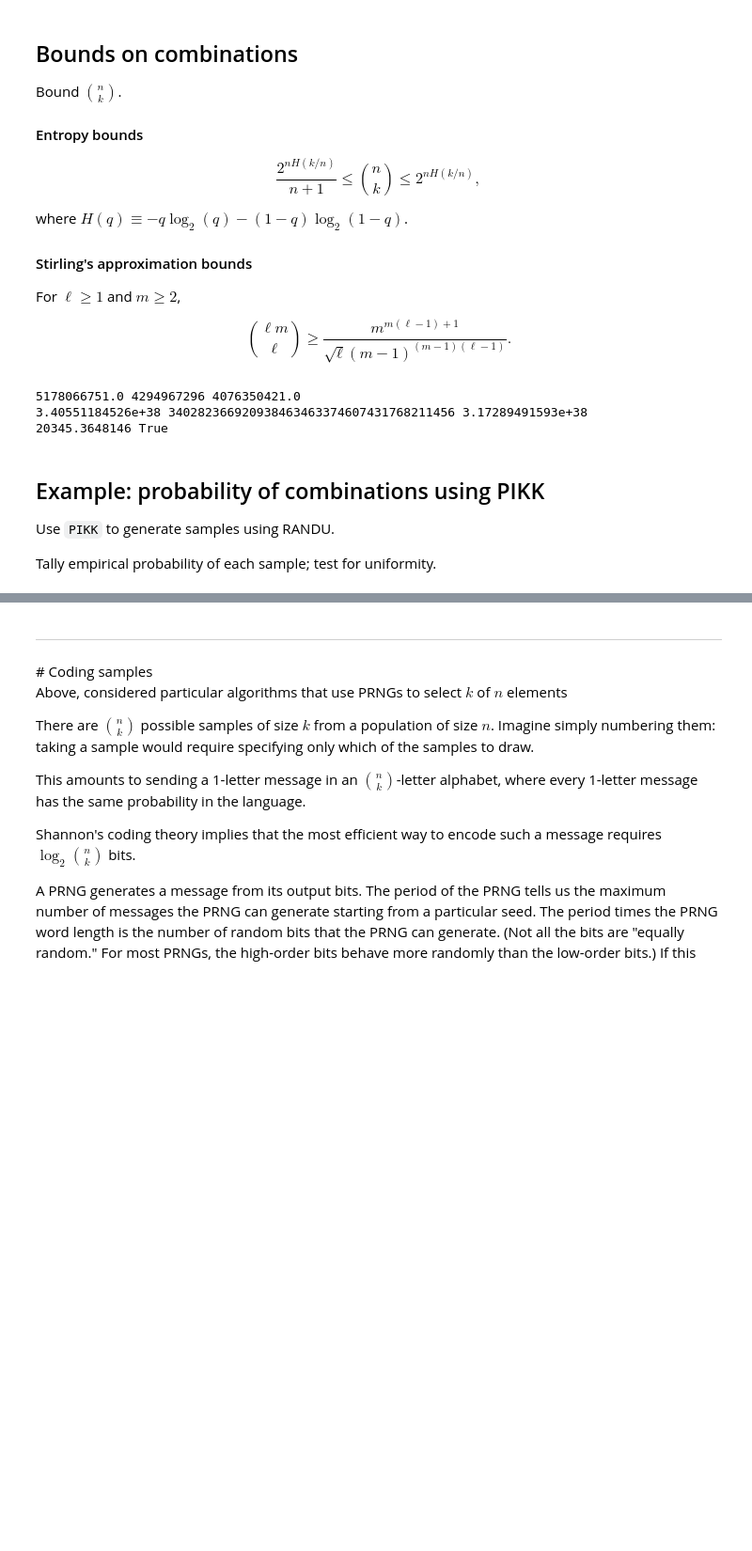
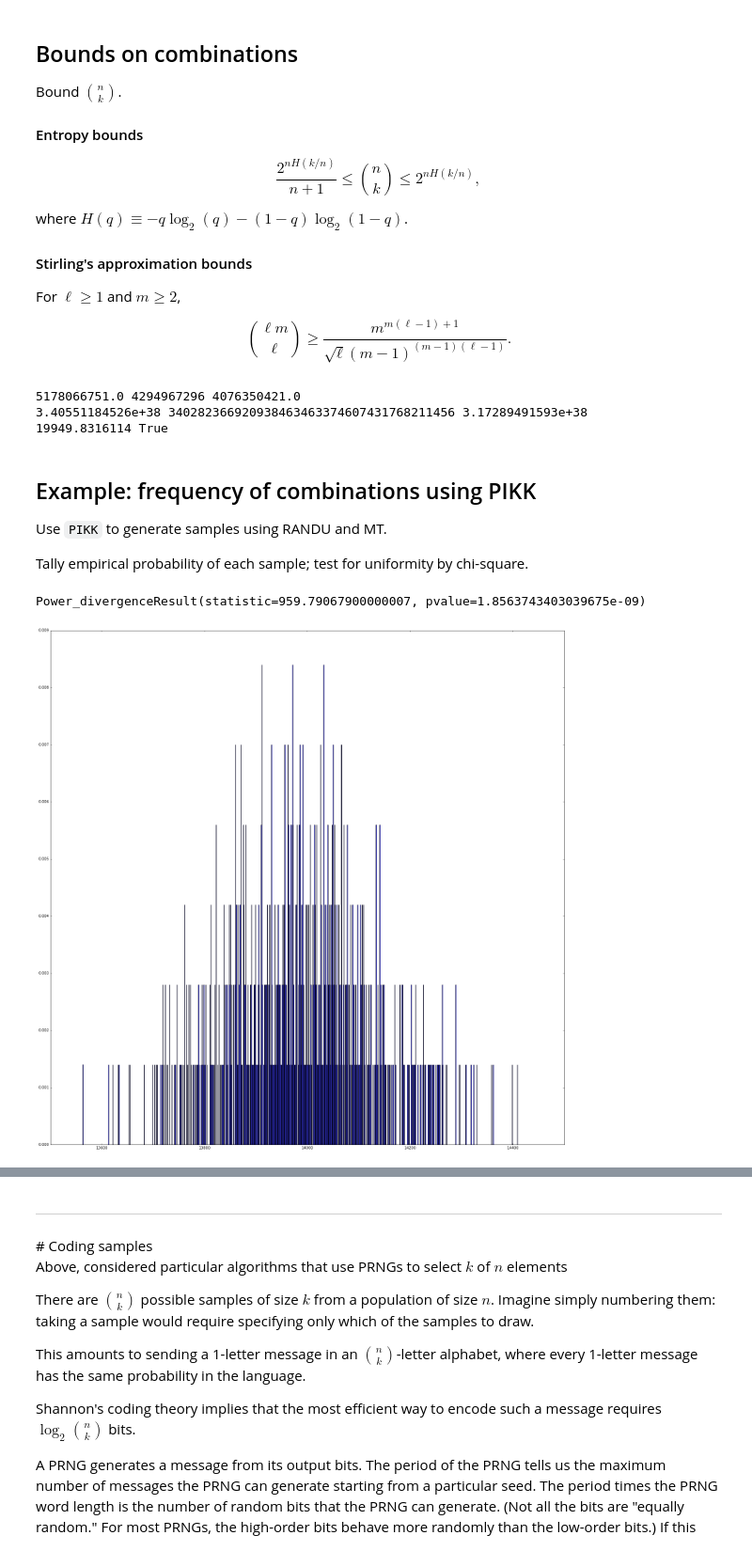
Before and after one commit to pbstark/pseudorandom, a Jupyter notebook: sample_counter.ipynb, the cells around one changed output, grey strips where cells are left out. Shown at 94% size. Cells and saved outputs as stored; diff of their text form; code cells hidden in the pictures; blank space fills up the shorter version.

```diff
--- a/sample_counter.ipynb
+++ b/sample_counter.ipynb
@@ -785,16 +795,16 @@ print sp.special.binom(47,10), 2**32, sp.special.binom(46,10)
 print sp.special.binom(366,25), 2**128, sp.special.binom(365,25)
 
 # For the Mersenne Twister, use logarithmic entropy bound
-n = 5*10**8
+n = 3.8*10**8
 print comb_lower_bound_H_log2(n,1000), comb_lower_bound_H_log2(n,1000) > MT_states_log2
 # %% [output]
 5178066751.0 4294967296 4076350421.0
 3.40551184526e+38 340282366920938463463374607431768211456 3.17289491593e+38
-20345.3648146 True
+19949.8316114 True
 # %% [markdown]
-## Example: probability of combinations using PIKK
+## Example: frequency of combinations using PIKK
 
-Use `PIKK` to generate samples using RANDU.
+Use `PIKK` to generate samples using RANDU and MT.
 
-Tally empirical probability of each sample; test for uniformity.
+Tally empirical probability of each sample; test for uniformity by chi-square.
 # %%
@@ -818,7 +826,13 @@ for i in xrange(reps):
 # %%
 maxct = np.amax(uniqueSamples.values())
 minct = np.amin(uniqueSamples.values())
 vals = sp.special.binom(n,k)
 obsVals = len(uniqueSamples)
 eCt = reps/vals
-print vals, obsVals, eCt, maxct,  minct
+print vals, obsVals, eCt, minct, maxct, maxct-minct
+print sp.stats.chisquare(uniqueSamples.values(), axis=None)
+ns, bins, patches = plt.hist(uniqueSamples.values(), maxct-minct+1, normed=1, facecolor='blue', alpha=0.75)
+plt.rcParams['figure.figsize'] = (20.0, 20.0)
+# %% [output]
+Power_divergenceResult(statistic=959.79067900000007, pvalue=1.8563743403039675e-09)
+[figure, added]
```
Also changed, not shown: parts of 28 cells of this notebook.
